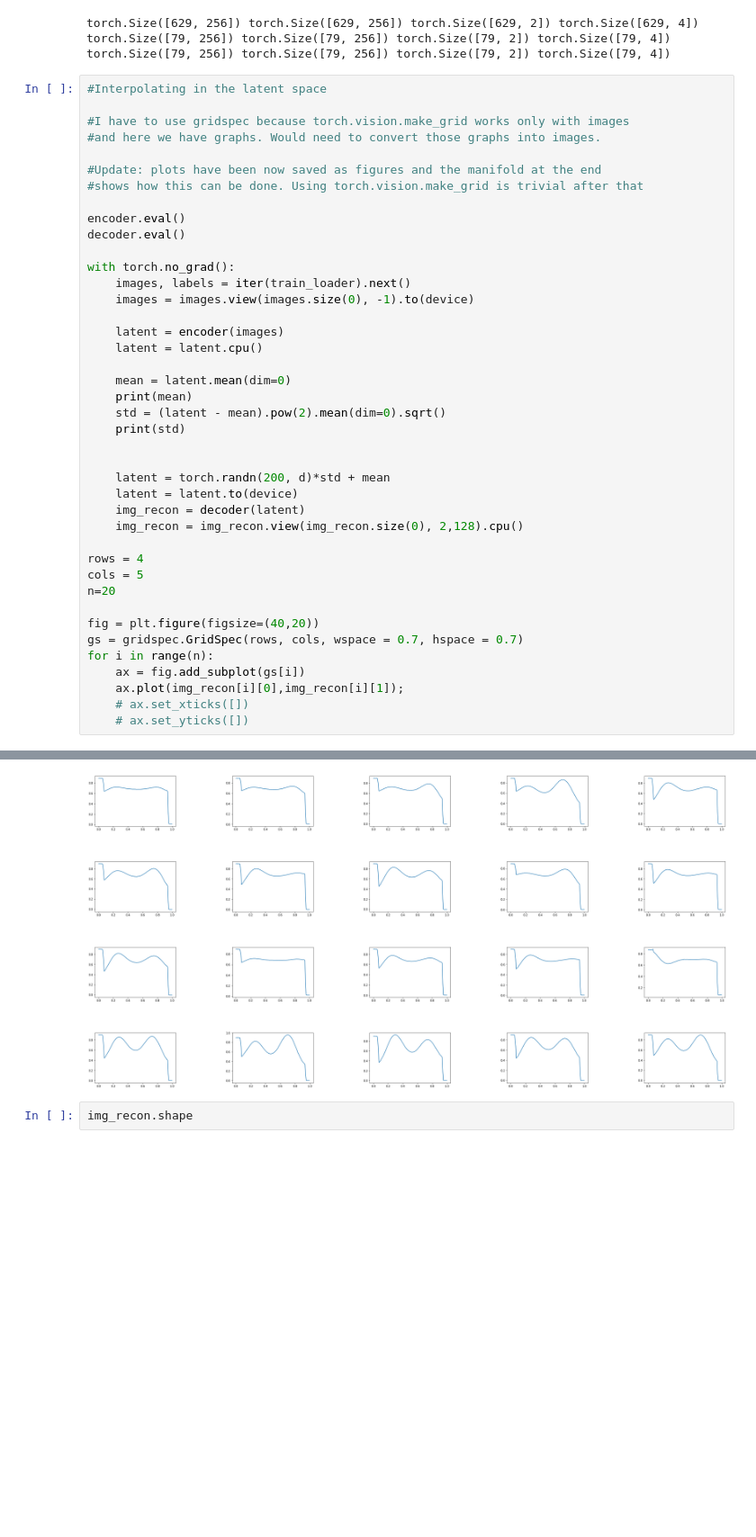
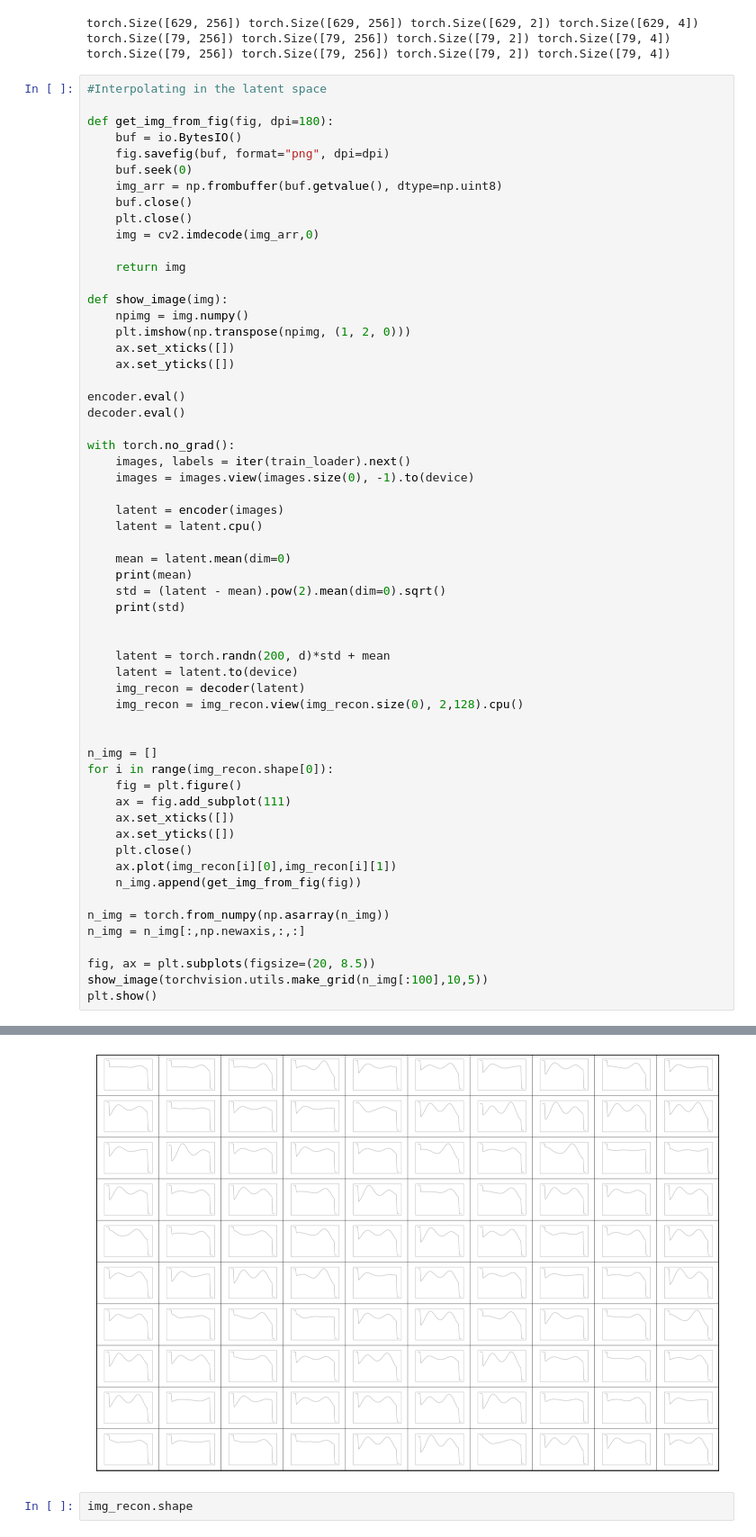
Before and after one commit to miguel-fc/PyTorch-tools, a Jupyter notebook: nr_v5.ipynb, the cells around one changed output, grey strips where cells are left out. Shown: that part at 90% size. Drawn from its saved outputs; the diff is of its cells as text; blank space fills up the shorter version.

```diff
--- a/nr_v5.ipynb
+++ b/nr_v5.ipynb
@@ -366,11 +366,22 @@ torch.Size([79, 256]) torch.Size([79, 256]) torch.Size([79, 2]) torch.Size([79,
 # %%
 #Interpolating in the latent space
 
-#I have to use gridspec because torch.vision.make_grid works only with images
-#and here we have graphs. Would need to convert those graphs into images.
+def get_img_from_fig(fig, dpi=180):
+    buf = io.BytesIO()
+    fig.savefig(buf, format="png", dpi=dpi)
+    buf.seek(0)
+    img_arr = np.frombuffer(buf.getvalue(), dtype=np.uint8)
+    buf.close()
+    plt.close()
+    img = cv2.imdecode(img_arr,0)
 
-#Update: plots have been now saved as figures and the manifold at the end
-#shows how this can be done. Using torch.vision.make_grid is trivial after that
+    return img
+
+def show_image(img):
+    npimg = img.numpy()
+    plt.imshow(np.transpose(npimg, (1, 2, 0)))
+    ax.set_xticks([])
+    ax.set_yticks([])
 
 encoder.eval()
 decoder.eval()
@@ -393,15 +404,21 @@ with torch.no_grad():
     img_recon = decoder(latent)
     img_recon = img_recon.view(img_recon.size(0), 2,128).cpu()
 
-rows = 4
-cols = 5
-n=20
 
-fig = plt.figure(figsize=(40,20))
-gs = gridspec.GridSpec(rows, cols, wspace = 0.7, hspace = 0.7)
-for i in range(n):
-    ax = fig.add_subplot(gs[i])
-    ax.plot(img_recon[i][0],img_recon[i][1]);
-    # ax.set_xticks([])
-    # ax.set_yticks([])
+n_img = []
+for i in range(img_recon.shape[0]):
+    fig = plt.figure()
+    ax = fig.add_subplot(111)
+    ax.set_xticks([])
+    ax.set_yticks([])
+    plt.close()
+    ax.plot(img_recon[i][0],img_recon[i][1])
+    n_img.append(get_img_from_fig(fig))
+
+n_img = torch.from_numpy(np.asarray(n_img))
+n_img = n_img[:,np.newaxis,:,:]
+
+fig, ax = plt.subplots(figsize=(20, 8.5))
+show_image(torchvision.utils.make_grid(n_img[:100],10,5))
+plt.show()
 # %% [output]
@@ -410,4 +427,4 @@ tensor([0.2917, 0.3315])
-[figure, old version]
+[figure, new version]
 # %%
 img_recon.shape
 # %% [output]
```
Also changed, not shown: parts of 6 cells of this notebook.
